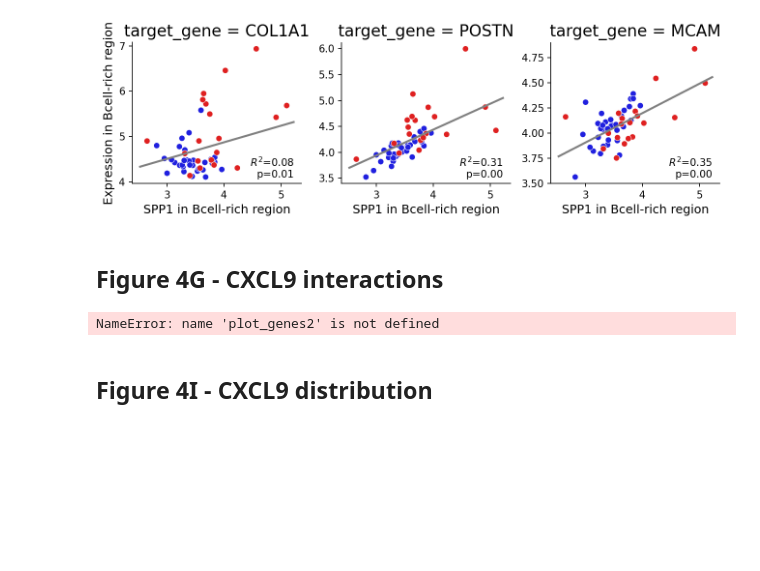
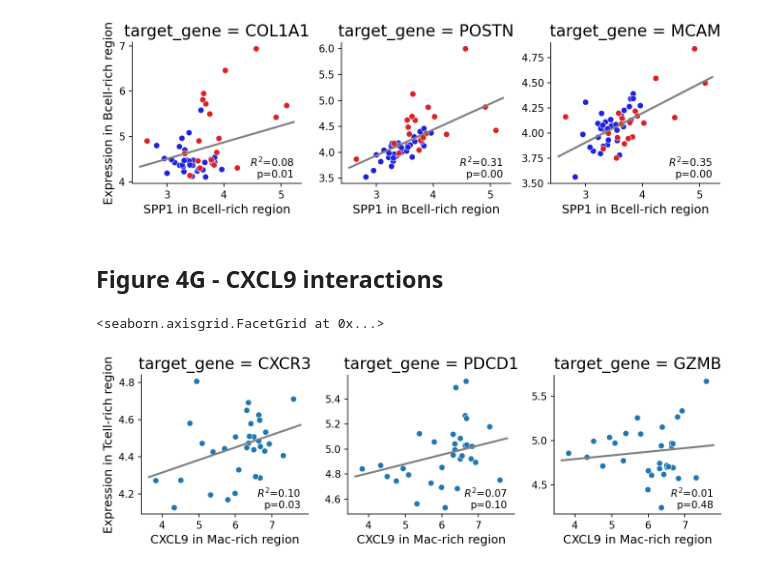
Before and after one commit to getzlab/FL_transformation_paper, a Jupyter notebook: figures/Figure4.ipynb, the cells around one changed output. Saved outputs shown, nothing was run; the diff lists cells and outputs as text; code cells hidden in the pictures; blank space fills up the shorter version.

```diff
--- a/figures/Figure4.ipynb
+++ b/figures/Figure4.ipynb
@@ -178,14 +178,13 @@ geomx_interaction_plot(adata_geo,
 # %%
 source_gene = 'CXCL9'
 source_region='Mac'
-target_genes = ['CXCR3','NKG7','GZMB','IFNG','TGFB1','PDCD1']
+target_genes = ['CXCR3','PDCD1','GZMB']
 target_region='Tcell'
 
-plot_genes2(adata_geo,source_gene,
+geomx_interaction_plot(adata_geo[adata_geo.obs['disease']=='FL'],source_gene,
             target_genes,
             source_region,
             target_region,hue="disease",plot_type='mixedlm')
 # %% [output]
-NameError: name 'plot_genes2' is not defined
+<seaborn.axisgrid.FacetGrid at 0x...>
+[figure, added]
-# %% [markdown]
-## Figure 4I - CXCL9 distribution
```
Also changed, not shown: parts of 8 cells of this notebook.
